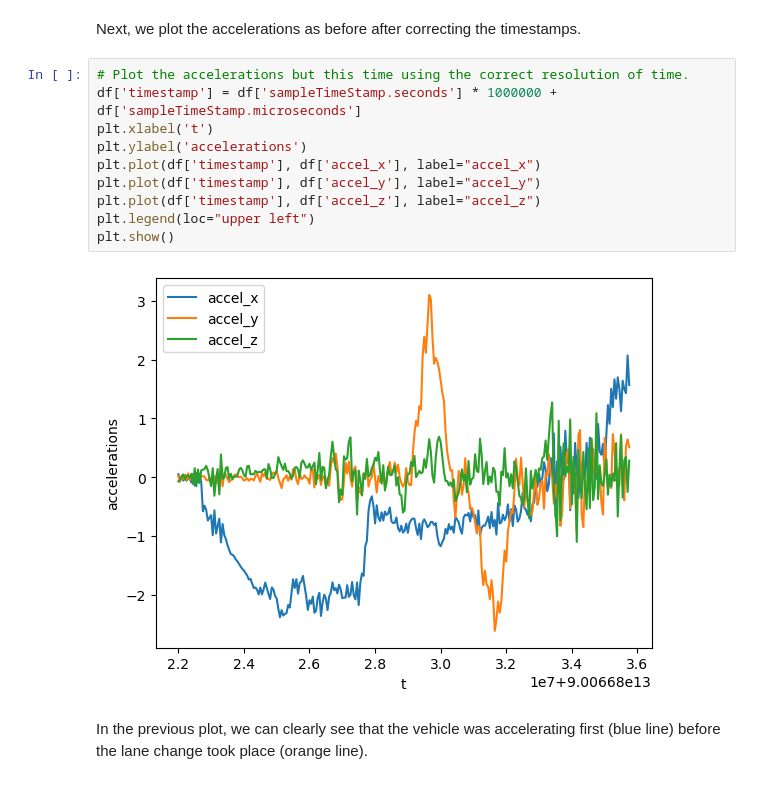
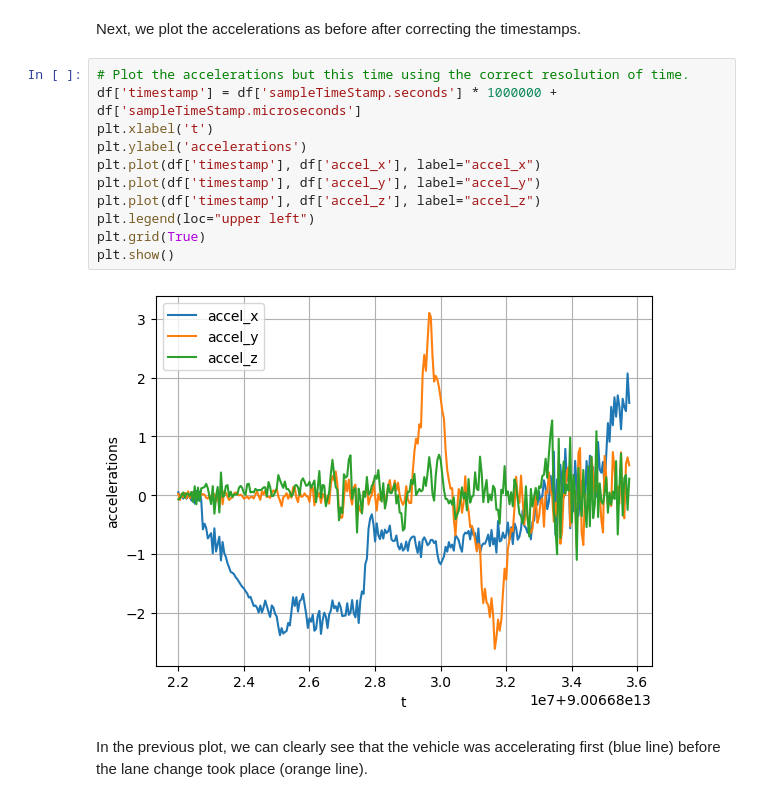
Before and after one commit to chrberger/sfc, a Jupyter notebook: IntroductionToAppliedEventDetection.ipynb, the cells around one changed output. Saved outputs shown, nothing was run; the diff lists cells and outputs as text.

```diff
--- a/IntroductionToAppliedEventDetection.ipynb
+++ b/IntroductionToAppliedEventDetection.ipynb
@@ -750,14 +752,15 @@ Next, we plot the accelerations as before after correcting the timestamps.
 # %%
 # Plot the accelerations but this time using the correct resolution of time.
 df['timestamp'] = df['sampleTimeStamp.seconds'] * 1000000 + df['sampleTimeStamp.microseconds']
 plt.xlabel('t')
 plt.ylabel('accelerations')
 plt.plot(df['timestamp'], df['accel_x'], label="accel_x")
 plt.plot(df['timestamp'], df['accel_y'], label="accel_y")
 plt.plot(df['timestamp'], df['accel_z'], label="accel_z")
 plt.legend(loc="upper left")
+plt.grid(True)
 plt.show()
 # %% [output]
-[figure, old version]
+[figure, new version]
 # %% [markdown]
 In the previous plot, we can clearly see that the vehicle was accelerating first (blue line) before the lane change took place (orange line).
```
Also changed, not shown: parts of 4 cells of this notebook.
